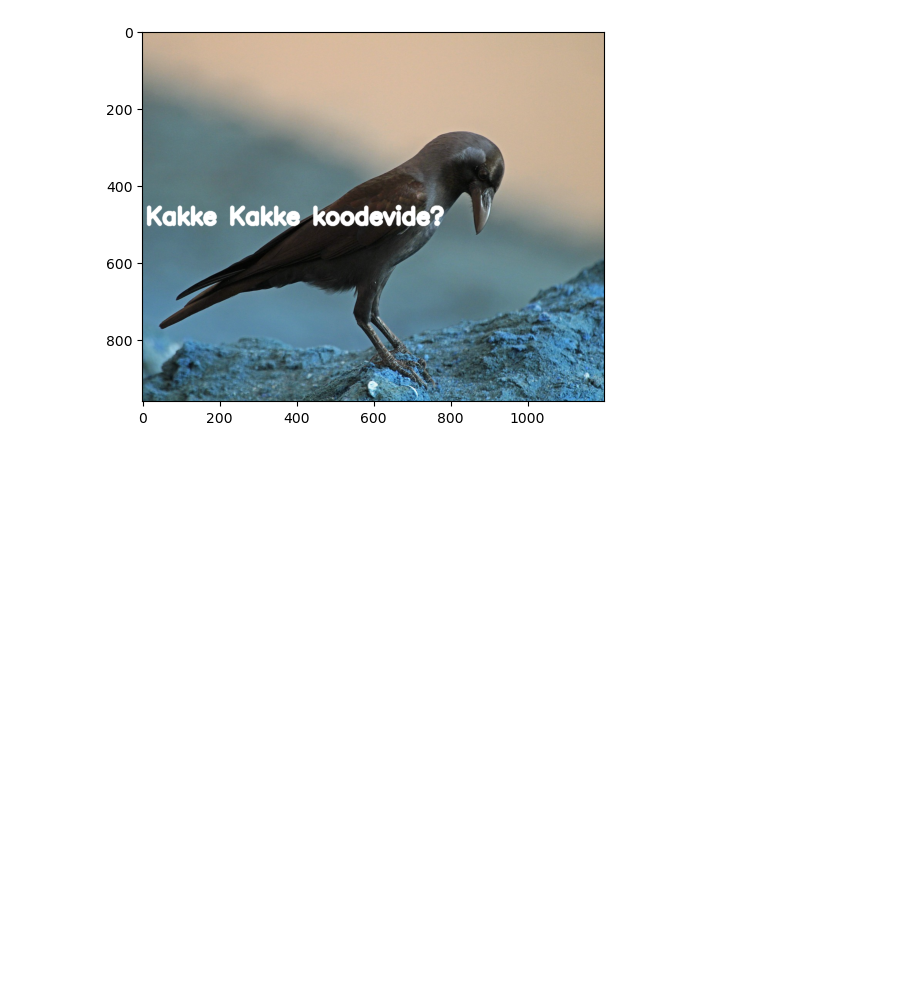
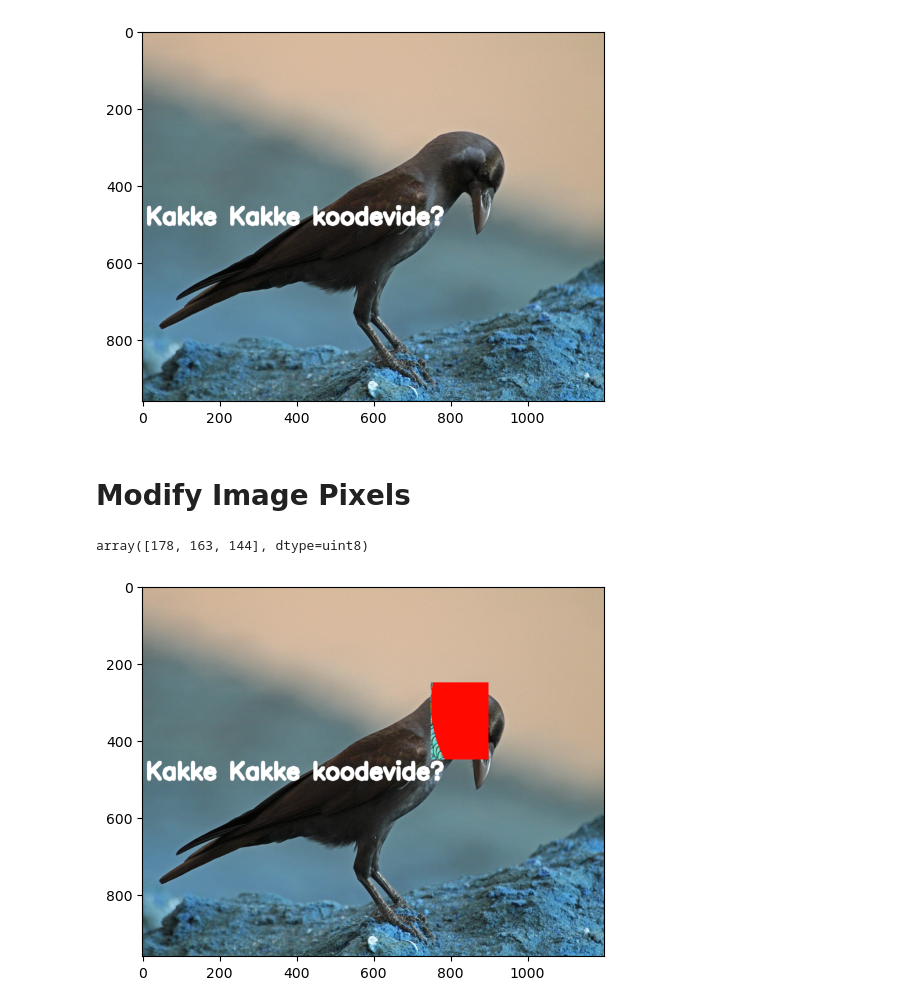
Before and after one commit to Arjun-G-Ravi/Learning-Random-Things, a Jupyter notebook: OpenCV/LearningOpenCV/02_DrawingOnImages.ipynb, the cells around one changed output. Saved outputs shown, nothing was run; the diff lists cells and outputs as text; code cells hidden in the pictures; blank space fills up the shorter version.

```diff
--- a/OpenCV/LearningOpenCV/02_DrawingOnImages.ipynb
+++ b/OpenCV/LearningOpenCV/02_DrawingOnImages.ipynb
@@ -68,3 +83,9 @@ plt.imshow(image_crow)
 # %% [output]
 <matplotlib.image.AxesImage at 0x...>
 [figure]
+# %% [markdown]
+# Modify Image Pixels
+# %%
+image_crow[100][100]
+# %% [output]
+array([178, 163, 144], dtype=uint8)
@@ -70,0 +97,6 @@ plt.imshow(image_crow)
+# %%
+image_crow[250:450,750:900] = image[600:800,300:450]
+plt.imshow(image_crow)
+plt.show()
+# %% [output]
+[figure, added]
```
Also changed, not shown: parts of 8 cells of this notebook, 3 other files.
